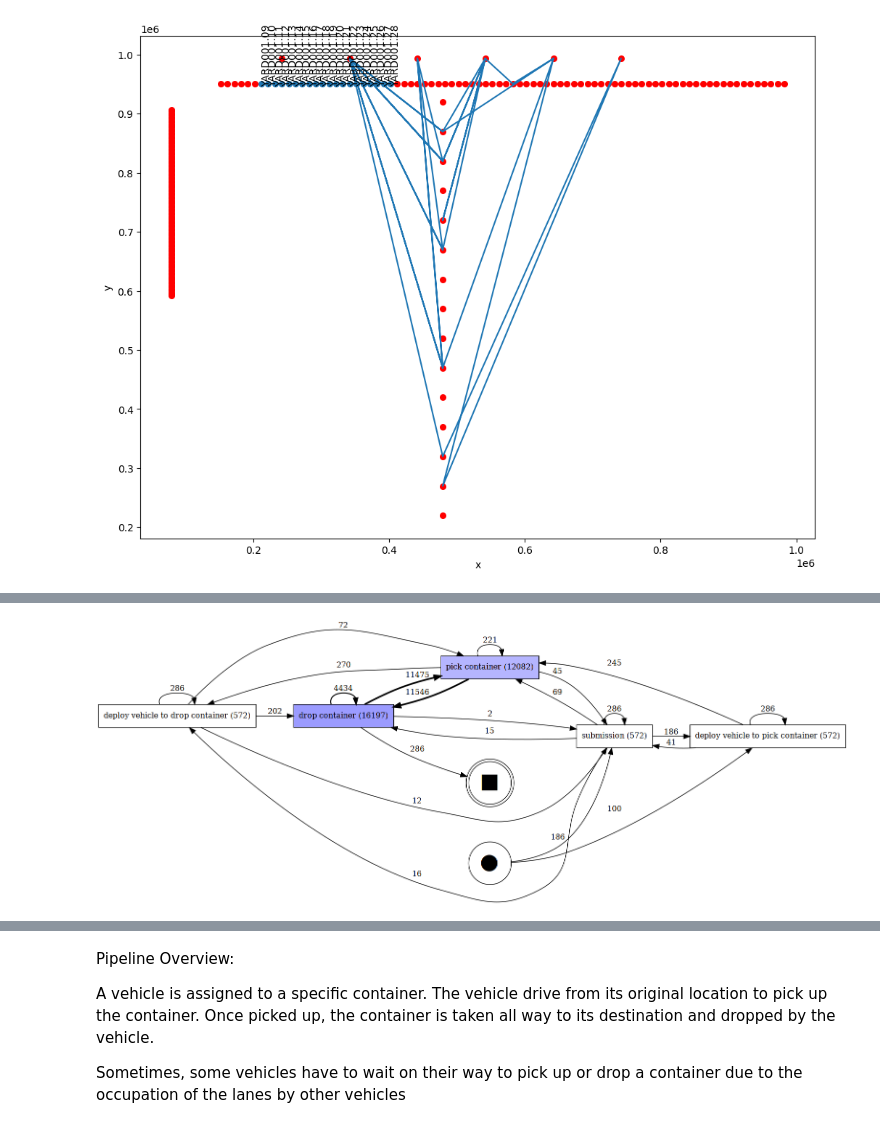
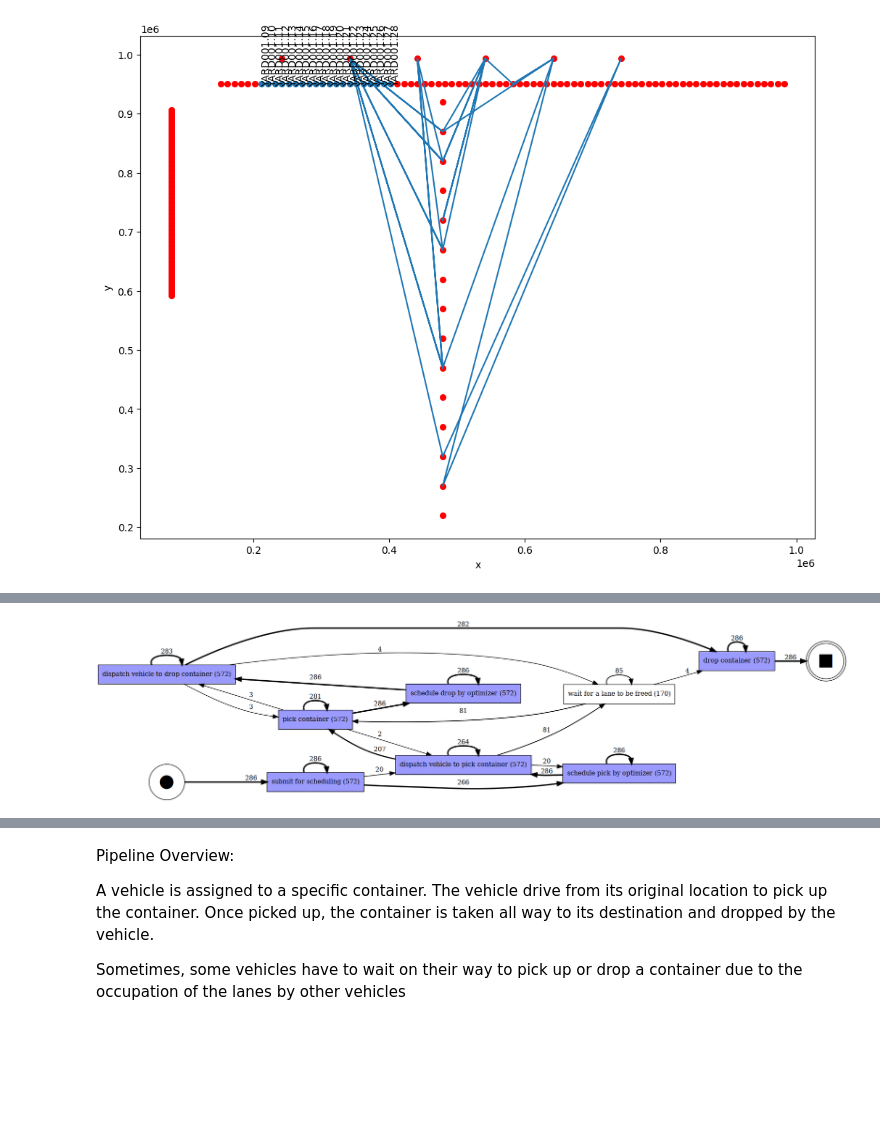
Before and after one commit to alpharmike/vehicle-simulation-analysis, a Jupyter notebook: notebooks/log_parser.ipynb, the cells around one changed output, grey strips where cells are left out. Saved outputs shown, nothing was run; the diff lists cells and outputs as text; code cells hidden in the pictures; blank space fills up the shorter version.

Commit message:
Create eventlog compatible for process mining based on log data

```diff
--- a/notebooks/log_parser.ipynb
+++ b/notebooks/log_parser.ipynb
@@ -64,6 +65,9 @@ vehicle_status_pattern = r"(finished|working|waited)"
 action_pattern = r"(PICK|DROP)"
 tz_aware_datetime_pattern = r"\d{4}-\d{2}-\d{2} \d{2}:\d{2}:\d{2}[+-]\d{2}:\d{2}"
 location_pattern = r"((QC)\d{3}|(RAIL)\d{3}.\d{2,3}|(WS|YARD)\d{3}.\d{2})"
+int_pattern = "^-?\d+$"
+float_pattern = "^-?\d+(\.\d+)?$"
+
 
 ### Define regex to extract key information from the logs based on certain patterns
 log_patterns = {
@@ -137,6 +141,28 @@ log_patterns = {
     )
 }
 
+def postprocess_parsed_log(raw_log_data: dict) -> dict:
+    """
+    Post-process extracted data from logs by adjusting data types
+    :param raw_log_data: Raw dictionary representing data extracted from a log string
+    :return: Post-processed data dictionary of the log
+    """
+    processed_log = {**raw_log_data}
+    for key, value in raw_log_data.items():
+        if value is None:
+            processed_log[key] = value
+        # Parse string date_times to datetime object
+        elif re.match(datetime_pattern, value) or re.match(tz_aware_datetime_pattern, value):
+            processed_log[key] = datetime.fromisoformat(value).replace(tzinfo=None)
+        # Convert numerical strings to integer/float values (in our cases, distances and durations are numerical)
+        elif re.match(int_pattern, value):
+            processed_log[key] = int(value)
+        elif re.match(float_pattern, value):
+            processed_log[key] = float(value)
+        else:
+            processed_log[key] = value
+
+    return processed_log
 
 def parse_log(log: str) -> tuple[Optional[str], Optional[dict]]:
     """
@@ -154,6 +180,7 @@ def parse_log(log: str) -> tuple[Optional[str], Optional[dict]]:
             # Extract named groups if there's a match
             log_pattern = log_pattern_name
             extracted_data = match.groupdict()
+            extracted_data = postprocess_parsed_log(extracted_data)
             if log_pattern == "schedule":
                 schedules = re.findall(rf"\d:(?P<to_id>{to_id_pattern})#(?P<co_id>{co_id_pattern})#(?P<action>{action_pattern})", log)
                 extracted_data = {
@@ -473,4 +469,7 @@ for pattern, log_data in parsed_logs:
 # %%
 event_log_df = pd.DataFrame(event_log)
-event_log_df.groupby("co_id", as_index=False).apply(lambda x: x.sort_values('timestamp'))
+event_log_df["vehicle_id"] = event_log_df.groupby("co_id")["vehicle_id"].transform(lambda x: x.fillna(method="bfill").fillna(method="ffill"))
+event_log_df = event_log_df.rename(columns={"co_id": "case_id", "action": "activity", "vehicle_id": "org:resource", "lifecycle": "lifecycle:transition"})
+event_log_df = pm4py.format_dataframe(event_log_df, case_id='case_id', activity_key='activity', timestamp_key='timestamp')
+event_log_df
 # %% [output]
@@ -499,5 +497,5 @@ num_events, num_cases
 # %%
-dfg, start_activities, end_activities = pm4py.discover_dfg(event_log)
+dfg, start_activities, end_activities = pm4py.discover_dfg(event_log_df)
 pm4py.view_dfg(dfg, start_activities, end_activities)
 # %% [output]
-[figure, old version]
+[figure, new version]
```
Also changed, not shown: parts of 15 cells of this notebook, 1 other file.
